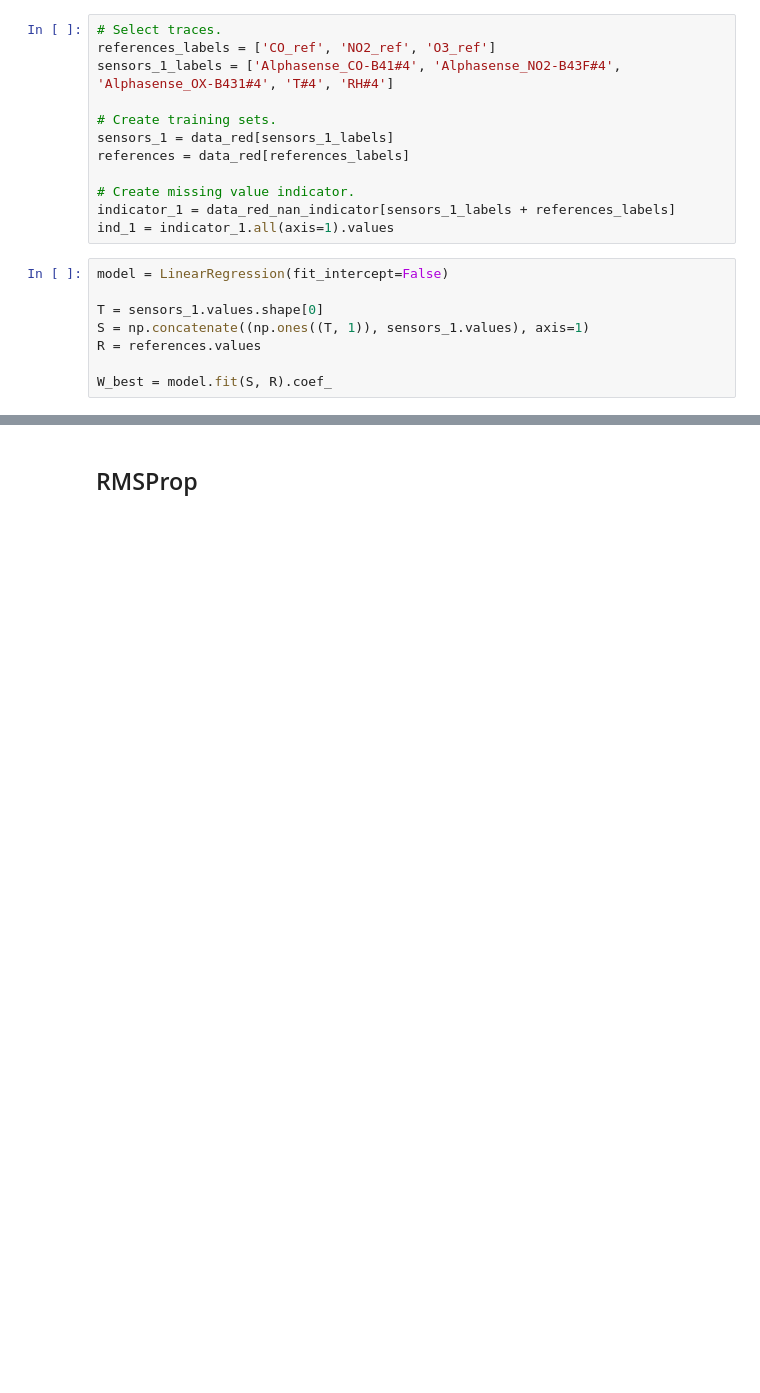
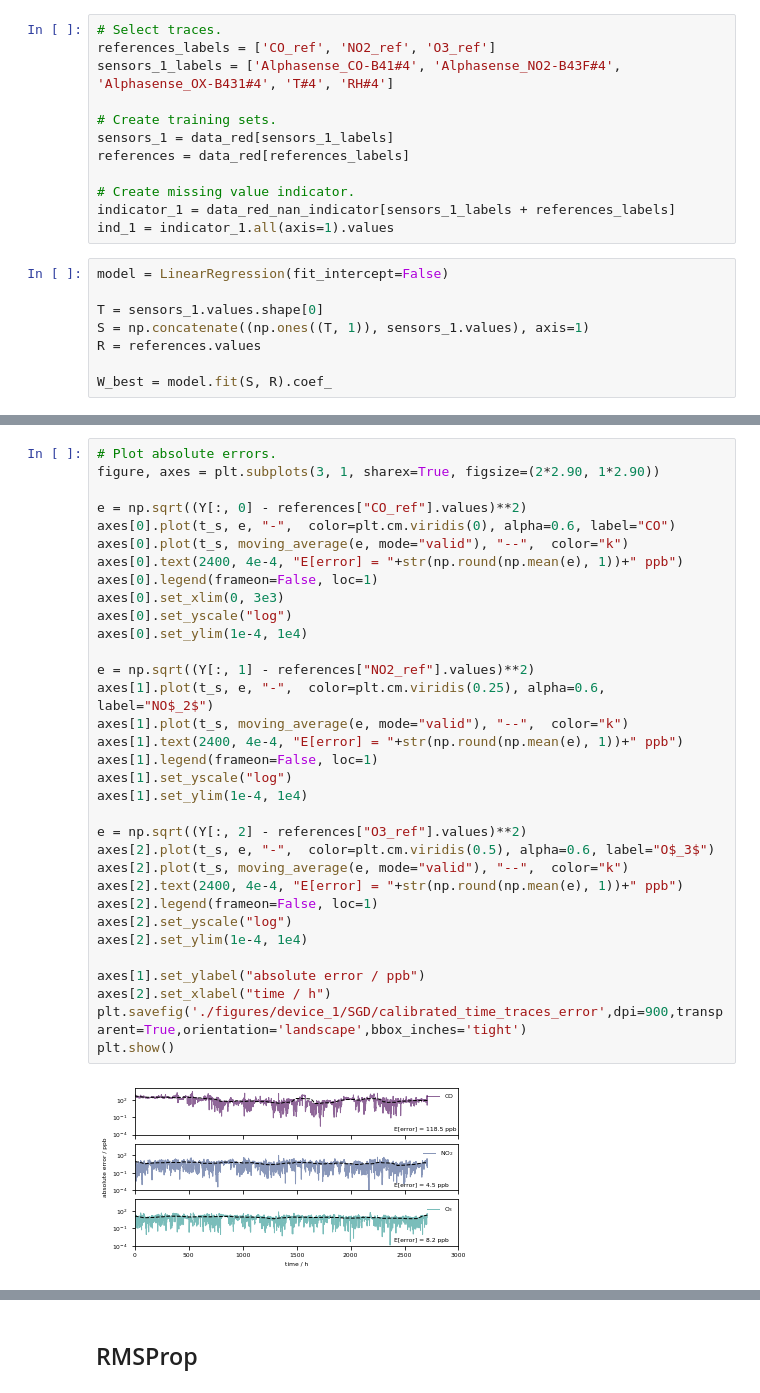
Before and after one commit to gtancev/n-count-r, a Jupyter notebook: main.ipynb, the cells around one changed output, grey strips where cells are left out. Saved outputs shown, nothing was run; the diff lists cells and outputs as text; blank space fills up the shorter version.

```diff
--- a/main.ipynb
+++ b/main.ipynb
@@ -179,0 +211,35 @@ W_best = model.fit(S, R).coef_
+# %%
+# Plot absolute errors.
+figure, axes = plt.subplots(3, 1, sharex=True, figsize=(2*2.90, 1*2.90))
+
+e = np.sqrt((Y[:, 0] - references["CO_ref"].values)**2)
+axes[0].plot(t_s, e, "-",  color=plt.cm.viridis(0), alpha=0.6, label="CO")
+axes[0].plot(t_s, moving_average(e, mode="valid"), "--",  color="k")
+axes[0].text(2400, 4e-4, "E[error] = "+str(np.round(np.mean(e), 1))+" ppb")
+axes[0].legend(frameon=False, loc=1)
+axes[0].set_xlim(0, 3e3)
+axes[0].set_yscale("log")
+axes[0].set_ylim(1e-4, 1e4)
+
+e = np.sqrt((Y[:, 1] - references["NO2_ref"].values)**2)
+axes[1].plot(t_s, e, "-",  color=plt.cm.viridis(0.25), alpha=0.6, label="NO$_2$")
+axes[1].plot(t_s, moving_average(e, mode="valid"), "--",  color="k")
+axes[1].text(2400, 4e-4, "E[error] = "+str(np.round(np.mean(e), 1))+" ppb")
+axes[1].legend(frameon=False, loc=1)
+axes[1].set_yscale("log")
+axes[1].set_ylim(1e-4, 1e4)
+
+e = np.sqrt((Y[:, 2] - references["O3_ref"].values)**2)
+axes[2].plot(t_s, e, "-",  color=plt.cm.viridis(0.5), alpha=0.6, label="O$_3$")
+axes[2].plot(t_s, moving_average(e, mode="valid"), "--",  color="k")
+axes[2].text(2400, 4e-4, "E[error] = "+str(np.round(np.mean(e), 1))+" ppb")
+axes[2].legend(frameon=False, loc=1)
+axes[2].set_yscale("log")
+axes[2].set_ylim(1e-4, 1e4)
+
+axes[1].set_ylabel("absolute error / ppb")
+axes[2].set_xlabel("time / h")
+plt.savefig('./figures/device_1/SGD/calibrated_time_traces_error',dpi=900,transparent=True,orientation='landscape',bbox_inches='tight')
+plt.show()
+# %% [output]
+[figure, added]
```
Also changed, not shown: parts of 19 cells of this notebook.
